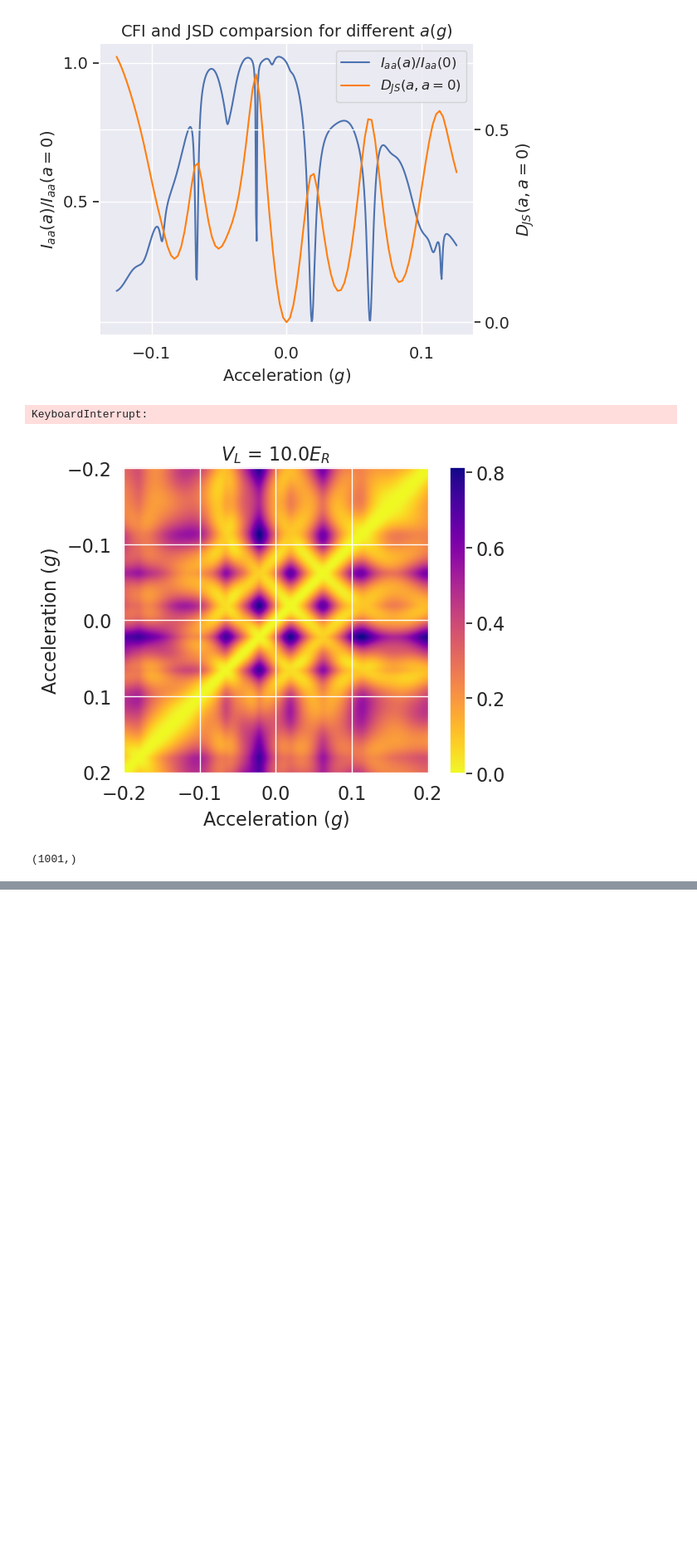
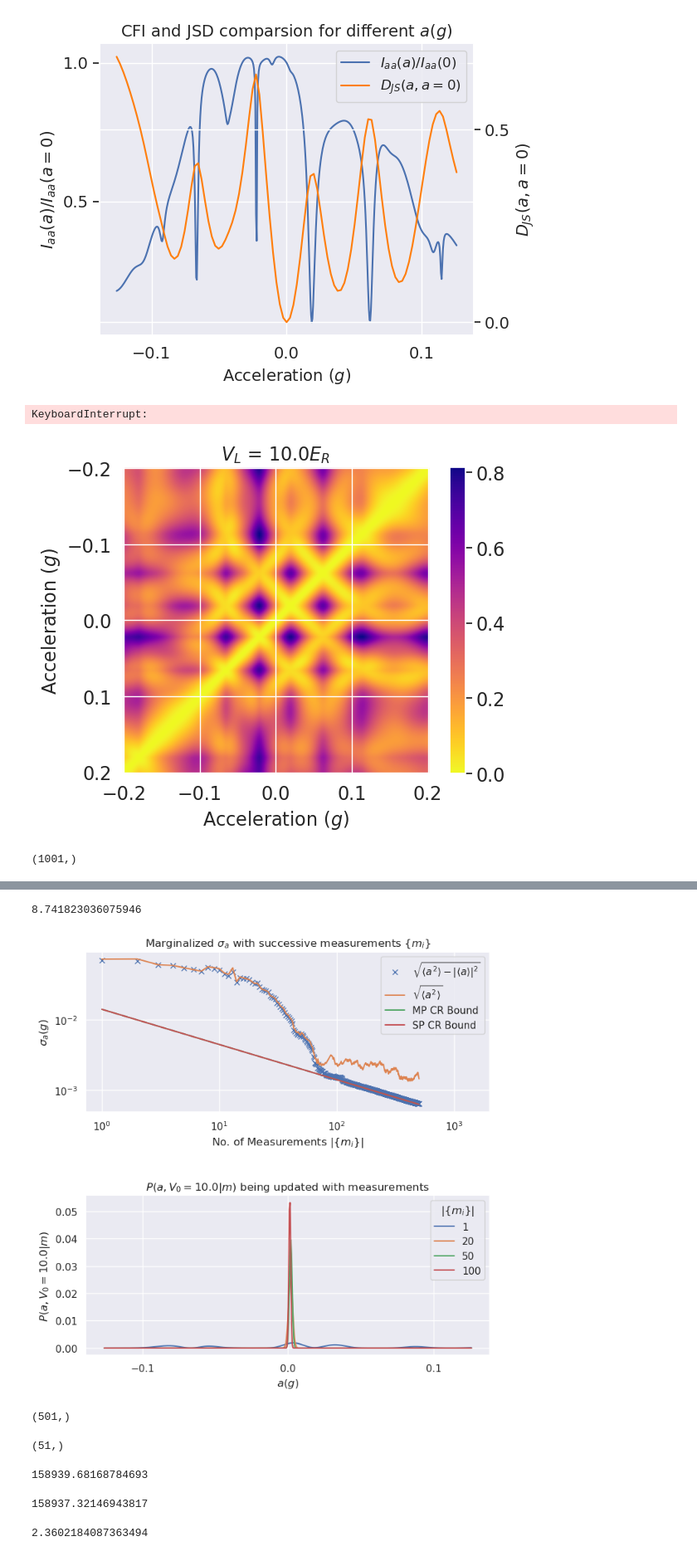
Before and after one commit to rootware/lattice_evolution, a Jupyter notebook: Python/Paper_Plots.ipynb, the cells around one changed output, grey strips where cells are left out. Shown at 83% size. Drawn from its saved outputs; the diff is of its cells as text; code cells hidden in the pictures; blank space fills up the shorter version.

```diff
--- a/Python/Paper_Plots.ipynb
+++ b/Python/Paper_Plots.ipynb
@@ -448,0 +505,71 @@ accindices.shape
+# %%
+import numpy as np;
+import matplotlib.pyplot as plt;
+import seaborn as sns;
+import seaborn.objects as so;
+import Units
+sns.set_theme()
+
+fig, (ax1, ax2) = plt.subplots(2,1 ,figsize=(8, 8))
+
+ax1.loglog(range(1, 501),np.array(stdTimeprob)*Units.accUnit/Units.g, 'x',label = "$\sqrt{\langle a^2 \\rangle- |\langle a \\rangle|^2}$")
+ax1.loglog(range(1, 501),np.array(stdTimetrue)*Units.accUnit/Units.g, label = "$\sqrt{\langle a^2 \\rangle}$")
+n_p =4; T= 32*np.pi/11.5; print(T)
+F_MZ = (4*n_p *(T/2)**2)**2
+Iaa=1.701*F_MZ
+
+Iaa_norm = (Iaa-1.23*1.23/0.641)/(Units.accUnit/Units.g)**2
+x=np.array( range(1, 501));
+y= 1/np.sqrt(x*Iaa_norm)
+ax1.loglog(x,y, label="MP CR Bound")
+Iaa_norm = (Iaa)/(Units.accUnit/Units.g)**2
+x=np.array( range(1, 501));
+y= 1/np.sqrt(x*Iaa_norm)
+ax1.loglog(x,y, label="SP CR Bound")
+#ax1.loglog(x, np.ones(len(x))*0.0005, '--',label="dyn range")
+ax1.set_xlim(0,2000)
+
+ax1.set_xlabel("No. of Measurements $|\{m_i\}|$");
+ax1.set_ylabel("$\sigma_a (g)$")
+ax1.set_title("Marginalized $\sigma_a$ with successive measurements $\{m_i\}$")
+ax1.grid('both')
+ax1.legend()
+#plt.savefig("stddev.png")
+
+plotrange= [1,20,50,100]
+plotPaV_acc = np.sum(plotPaV, axis=2)
+for i in plotrange:
+    ax2.plot(Seq1.AList*Units.accUnit/Units.g,plotPaV_acc[i]*Units.g/Units.accUnit, '-',label=str(i*1),);
+ax2.set_xlabel("$a (g)$")
+ax2.set_ylabel("$P(a,V_0=10.0|m)$")
+ax2.set_title("$P(a,V_0=10.0|m)$ being updated with measurements")
+ax2.grid('both')
+#ax2.set_xlim(-0.01,0.01)
+ax2.locator_params(axis='x', nbins=5)
+ax2.legend(title="$|\{m_i\}|$")
+
+fig.tight_layout(pad=3.0)
+#plt.savefig("Option2_1onlyacc_Outcomes2000_Run3.pdf")
+# %% [output]
+8.741823036075946
+[figure, added]
+# %%
+Seq1.AList.shape
+# %% [output]
+(501,)
+# %%
+Seq1.VList.shape
+# %% [output]
+(51,)
+# %%
+Iaa
+# %% [output]
+158939.68168784693
+# %%
+Iaa-1.23**2/0.641
+# %% [output]
+158937.32146943817
+# %%
+1.23*1.23/0.641
+# %% [output]
+2.3602184087363494
```
Also changed, not shown: parts of 13 cells of this notebook, 8 other files.
